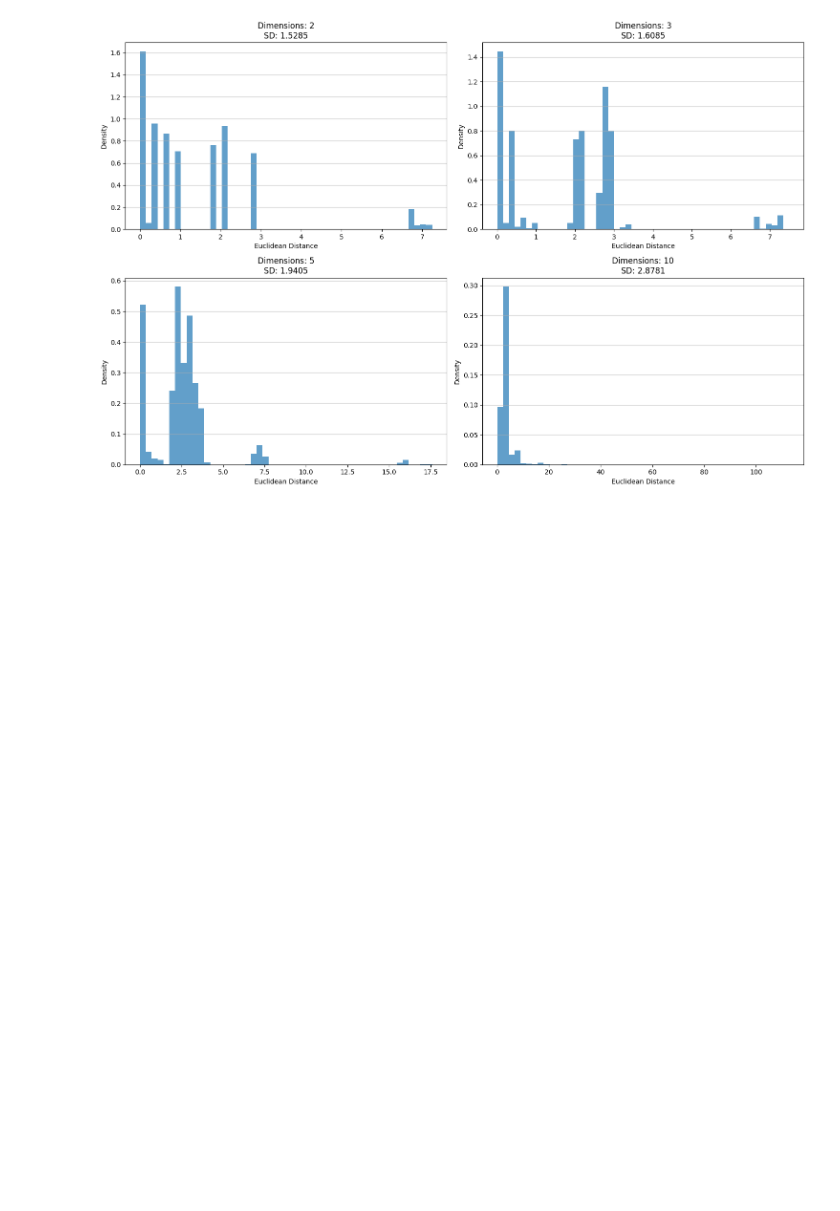
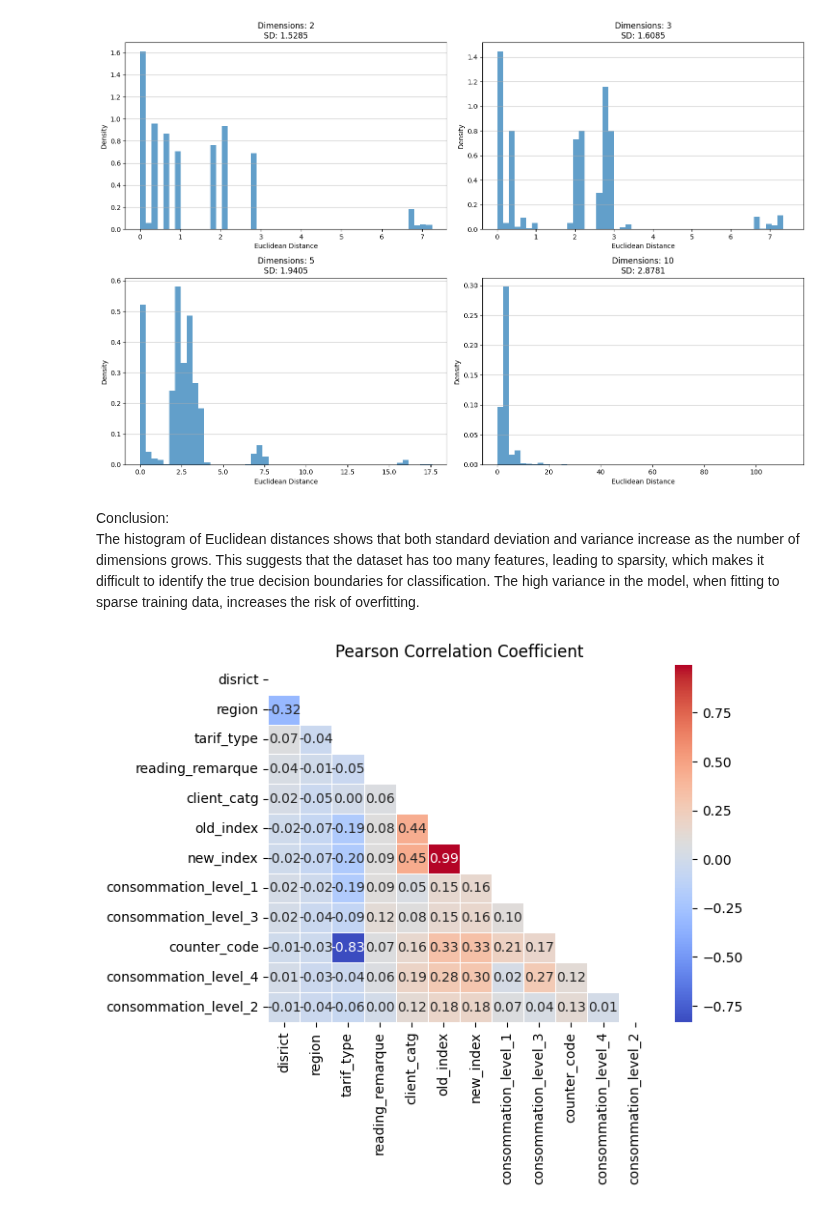
Before and after one commit to bernisschow/CS3244-Fraud-Detection-in-Electricity-and-Gas-Consumption, a Jupyter notebook: data_preprocessing.ipynb, the cells around one changed output. Cells and saved outputs as stored; diff of their text form; code cells hidden in the pictures; blank space fills up the shorter version.

Commit message:
Added 2 Pearson Correlation Coefficient Visualisations

```diff
--- a/data_preprocessing.ipynb
+++ b/data_preprocessing.ipynb
@@ -11,7 +11,7 @@ client_test = pd.read_csv('data/client_test.csv')
 client_train = pd.read_csv('data/client_train.csv', skiprows=4)
 
 invoice_test = pd.read_csv('data/invoice_test.csv')
-invoice_train = pd.read_csv('data/invoice_train.csv')
+invoice_train = pd.read_csv('data/invoice_train.csv', low_memory=False)
 # %%
 # inspect client training dataset
 client_train.head()
@@ -125,3 +125,28 @@ dimensions_to_plot = [2, 3, 5, 10]
 plot_histograms(scaled_data, dimensions_to_plot)
 # %% [output]
 [figure]
+# %% [markdown]
+Conclusion: <br>
+The histogram of Euclidean distances shows that both standard deviation and variance increase as the number of dimensions grows. This suggests that the dataset has too many features, leading to sparsity, which makes it difficult to identify the true decision boundaries for classification. The high variance in the model, when fitting to sparse training data, increases the risk of overfitting.
+# %%
+def plot_top_correlations(df: pd.core.frame.DataFrame, n: int, title_name: str = 'Top Correlations') -> None:
+    # Select only numeric columns
+    numeric_cols = df.select_dtypes(include='number')
+
+    # Calculate correlation between numeric variables
+    corr = numeric_cols.corr()
+
+    # Select variables having highest absolute correlation
+    top_corr_cols = corr.abs().nlargest(n, columns=corr.columns).index
+    top_corr = corr.loc[top_corr_cols, top_corr_cols]
+
+    mask = np.zeros_like(top_corr)
+    mask[np.triu_indices_from(mask)] = True
+    sns.heatmap(top_corr, mask=mask, annot=True, cmap='coolwarm', fmt='.2f', linewidths=0.5, cbar=True)
+    plt.title(title_name)
+    plt.show()
+
+# Plot heatmap of top 12 correlations in training data for numeric columns
+plot_top_correlations(merged_train, 12, 'Pearson Correlation Coefficient')
+# %% [output]
+[figure, added]
```
Also changed, not shown: parts of 3 cells of this notebook.
